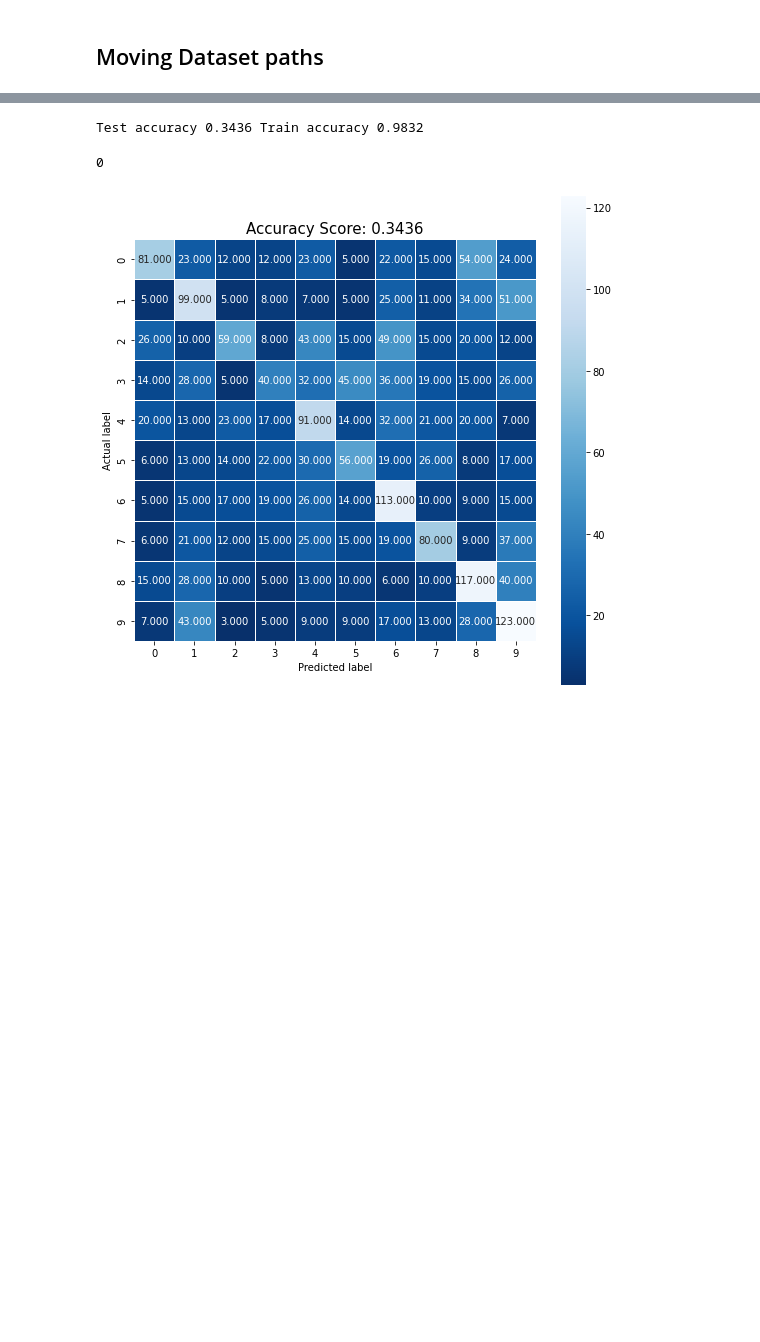
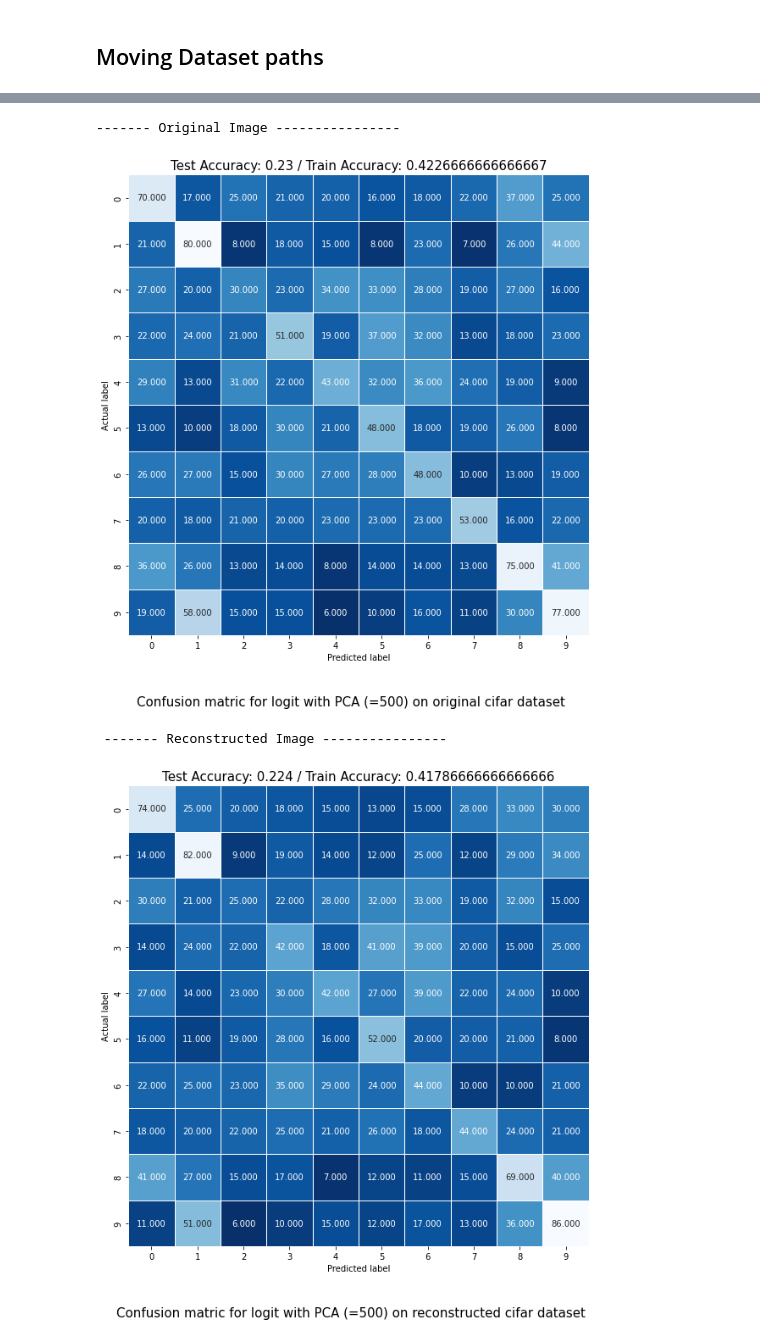
Before and after one commit to CadmusFlux/Implicit_neural_representation, a Jupyter notebook: Rawimage_classifiers.ipynb, the cells around one changed output, grey strips where cells are left out. Drawn from its saved outputs; the diff is of its cells as text; code cells hidden in the pictures; blank space fills up the shorter version.

```diff
--- a/Rawimage_classifiers.ipynb
+++ b/Rawimage_classifiers.ipynb
@@ -68,0 +79,8 @@ input_array = np.array(input_list)
+# %%
+input_reconst_list = []
+
+for i in input_dataset:
+
+    input_reconst_list.append(i[0].numpy())
+# %%
+input_org = np.array(input_reconst_list)
@@ -69,8 +89,7 @@ input_array = np.array(input_list)
 # %%
-def classifier(input_array,tg,c_name,scale,pca_val = None):
+def classifier(input_array,tg,c_name,d_name,scale,pca_val = None):
 
     input_data = input_array
-
 
     if scale == True:
 
@@ -87,7 +106,7 @@ def classifier(input_array,tg,c_name,scale,pca_val = None):
 
     if c_name == "logit":
 
-        logisticRegr = LogisticRegression(solver = 'lbfgs',penalty = 'l2')
+        logisticRegr = LogisticRegression(solver = 'sag',penalty = 'l2')
         logisticRegr.fit(x_train, y_train)
 
         y_pred = logisticRegr.predict(x_test)
@@ -98,7 +117,7 @@ def classifier(input_array,tg,c_name,scale,pca_val = None):
 
     if c_name == "forest":
 
-        rf = RandomForestClassifier(n_estimators=300,max_depth=14,max_features=None)
+        rf = RandomForestClassifier(n_estimators=300,max_depth=14)
         rf.fit(x_train, y_train)
 
         y_pred = rf.predict(x_test)
@@ -109,17 +128,19 @@ def classifier(input_array,tg,c_name,scale,pca_val = None):
 
     # Metrics
 
-    print("Test accuracy",test_accuracy,"Train accuracy",train_accuracy)
+    # print("Test accuracy",test_accuracy,"Train accuracy",train_accuracy)
 
     cm = metrics.confusion_matrix(y_test, y_pred) # Confusion matrix
 
-    plt.figure(figsize=(9,9))
-    sns.heatmap(cm, annot=True, fmt=".3f", linewidths=.5, square = True, cmap = 'Blues_r');
+    plt.figure(figsize=(10,10))
+    sns.heatmap(cm, annot=True, fmt=".3f", linewidths=.5,cbar=False, square = True, cmap = 'Blues_r');
     plt.ylabel('Actual label');
     plt.xlabel('Predicted label');
-    all_sample_title = 'Accuracy Score: {0}'.format(test_accuracy)
+    all_sample_title = 'Test Accuracy: {0} / Train Accuracy: {1}'.format(test_accuracy,train_accuracy)
+    note = 'Confusion matric for {0} with PCA (={1}) on {2} dataset'.format(c_name,pca_val,d_name)
+    plt.figtext(0.5, 0.01,note, ha="center", fontsize=15,color ="black") #bbox={"facecolor":"orange", "alpha":0.5, "pad":5})
     plt.title(all_sample_title, size = 15);
-    # plt.savefig(os.path.join(dataset_path,"plots\\metrics\\{classifier}_{pca}.pdf".format(classifier = c_name,pca = pca_val))
-    plt.savefig(os.path.join(dataset_path,"plots\\metrics","Raw_Images_CIFAR_{classifier}_{pca}.pdf".format(classifier = c_name,pca = pca_val)))
 
+    plt.savefig(os.path.join(dataset_path,"plots\\metrics",note+".pdf"))
+    plt.show()
     return 0
@@ -128,6 +147,17 @@ input_array = input_array.reshape([10000,28*28])
+# %%
+input_reconst = input_reconst.reshape([10000,28*28])
+input_org = input_org.reshape([10000,28*28])
 # %%
-classifier(input_array,targets,'forest',True,100)
+# classifier(input_array,targets,'forest',True,None)
-# %% [output]
-Test accuracy 0.3436 Train accuracy 0.9832
-0
-[figure, removed]
+# %%
+pca_features = 500
+
+print( "------- Original Image ----------------")
+classifier(input_org,targets,'logit',"original "+dataset_name,True,pca_features)
+print("\n", "------- Reconstructed Image ----------------")
+classifier(input_reconst,targets,'logit',"reconstructed "+dataset_name,True,pca_features)
+# %% [output]
+------- Original Image ----------------
+[figure, added]
+ ------- Reconstructed Image ----------------
+[figure, added]
```
Also changed, not shown: parts of 12 cells of this notebook, 2 other files.
